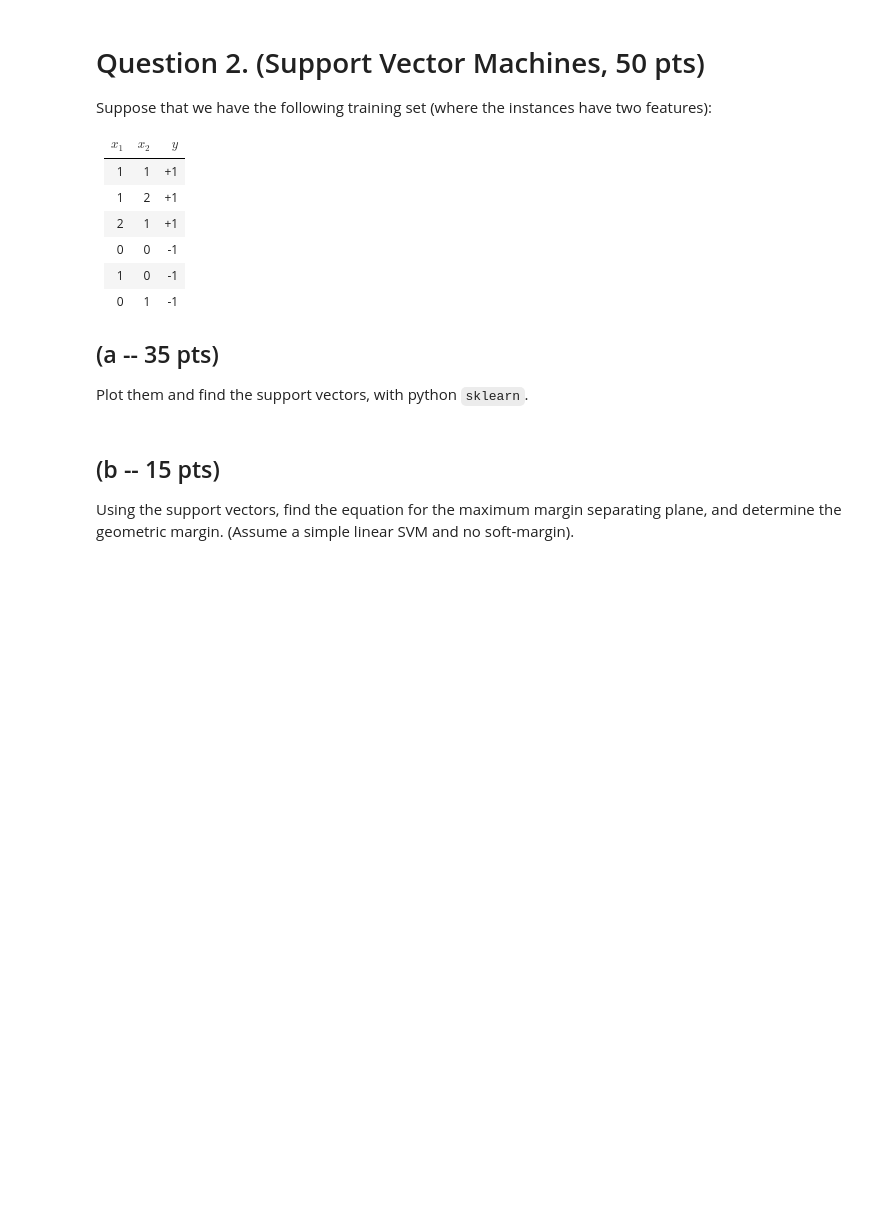
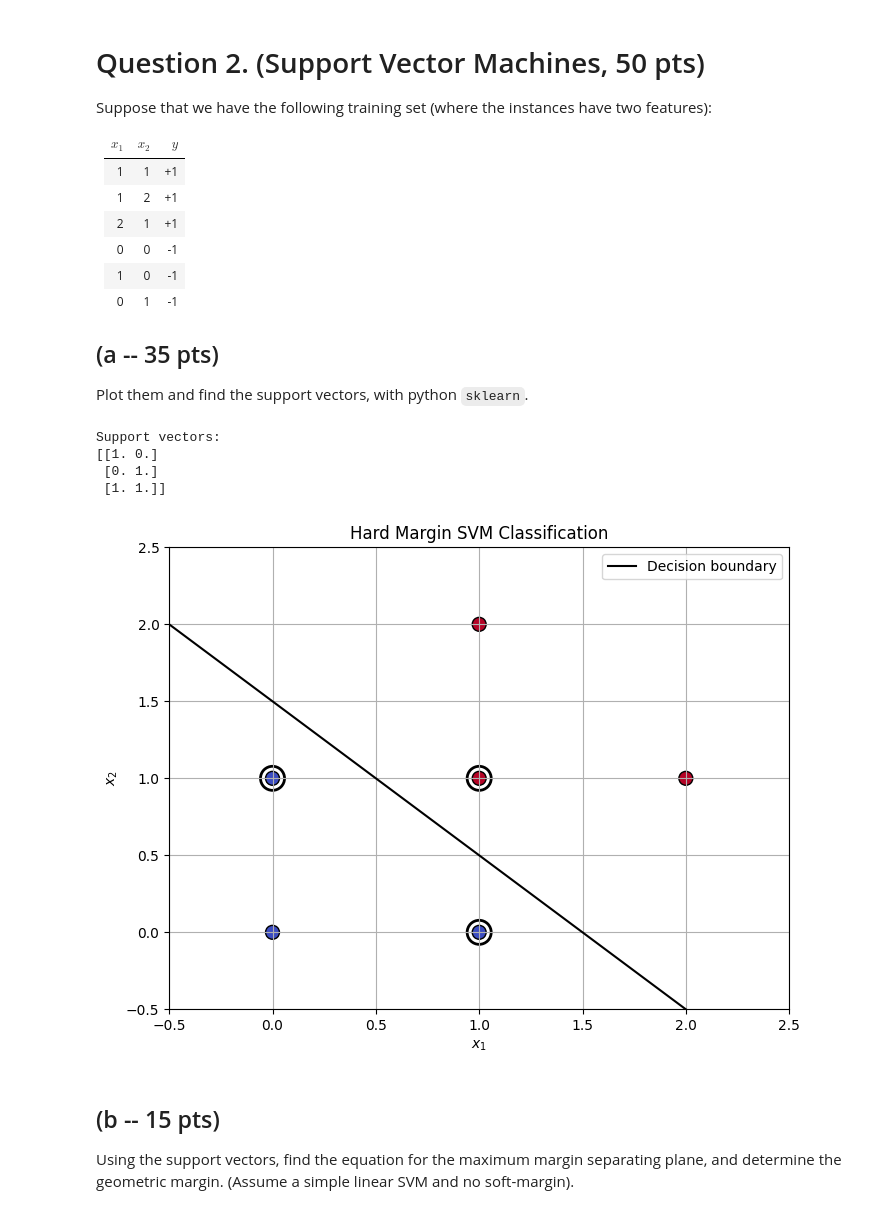
Before and after one commit to Mengxiao-Hu/CSE242, a Jupyter notebook: Assignment3.ipynb, the cells around one changed output. Saved outputs shown, nothing was run; the diff lists cells and outputs as text; code cells hidden in the pictures; blank space fills up the shorter version.

```diff
--- a/Assignment3.ipynb
+++ b/Assignment3.ipynb
@@ -83,6 +89,49 @@ Suppose that we have the following training set (where the instances have two fe
 ## (a -- 35 pts)
 
 Plot them and find the support vectors, with python `sklearn`.
+# %%
+import numpy as np
+import matplotlib.pyplot as plt
+from sklearn import svm
+
+X = np.array([[1, 1], [1, 2], [2, 1], [0, 0], [1, 0], [0, 1]])
+y = np.array([1, 1, 1, -1, -1, -1])
+
+clf = svm.SVC(kernel='linear', C=1000000)
+clf.fit(X, y)
+
+support_vectors = clf.support_vectors_
+support_vector_indices = clf.support_
+
+print(f"Support vectors: \n{support_vectors}")
+
+w = clf.coef_[0]
+b = clf.intercept_[0]
+
+plt.figure(figsize=(8, 6))
+
+plt.scatter(X[:, 0], X[:, 1], c=y, cmap=plt.cm.coolwarm, edgecolors='k', s=100)
+plt.scatter(support_vectors[:, 0], support_vectors[:, 1], s=300, facecolors='none', edgecolors='black', linewidths=2)
+
+a = -w[0] / w[1]
+xx = np.linspace(-0.5, 2.5)
+yy = a * xx - (b / w[1])
+plt.plot(xx, yy, 'k-', label='Decision boundary')
+
+plt.title('Hard Margin SVM Classification')
+plt.xlabel('$x_1$')
+plt.ylabel('$x_2$')
+plt.grid(True)
+plt.legend()
+plt.axis([-0.5, 2.5, -0.5, 2.5])
+
+plt.show()
+# %% [output]
+Support vectors:
+[[1. 0.]
+ [0. 1.]
+ [1. 1.]]
+[figure, added]
 # %% [markdown]
 ## (b -- 15 pts)
 
```
Also changed, not shown: parts of 6 cells of this notebook.
